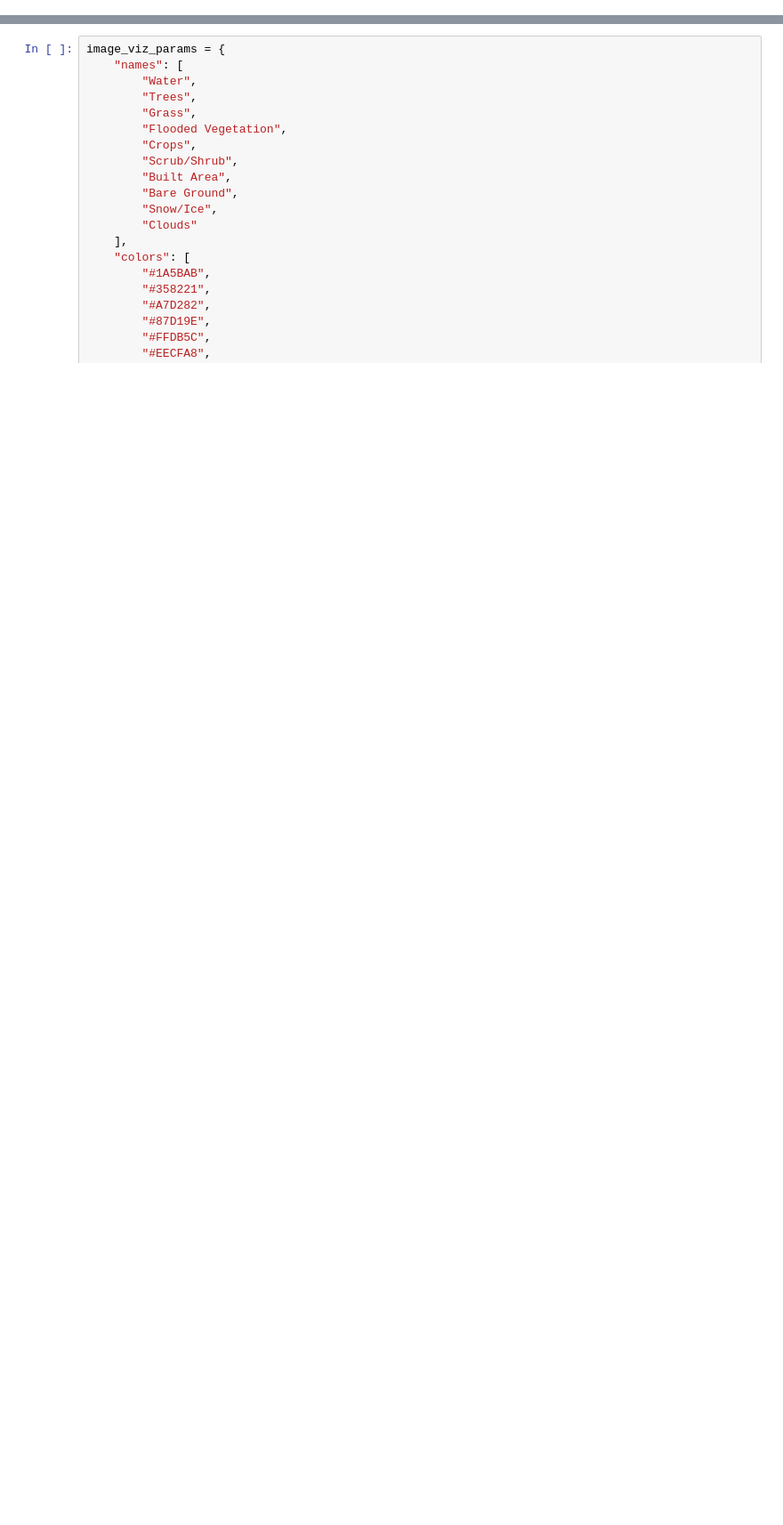
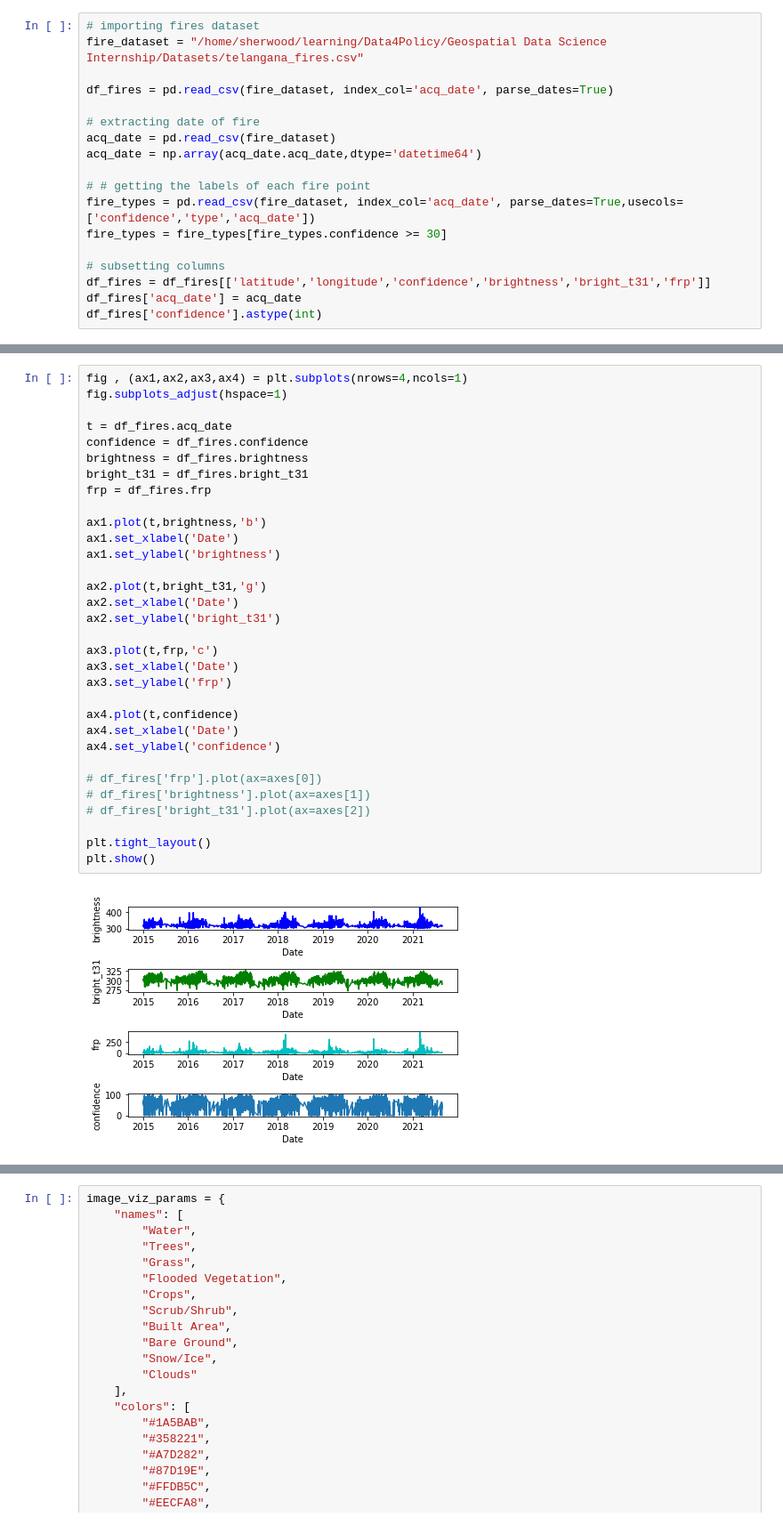
Before and after one commit to undpindia/dicra, a Jupyter notebook: Geospatial Data Science Internship/MabyGavilan/TASK2.ipynb, the cells around one changed output, grey strips where cells are left out. Shown at 89% size. Saved outputs shown, nothing was run; the diff lists cells and outputs as text; blank space fills up the shorter version.

```diff
--- a/Geospatial Data Science Internship/MabyGavilan/TASK2.ipynb
+++ b/Geospatial Data Science Internship/MabyGavilan/TASK2.ipynb
@@ -6,2 +15,20 @@ import matplotlib.pyplot as plt
 import geemap
 import ee
+# %%
+# importing fires dataset
+fire_dataset = "/home/sherwood/learning/Data4Policy/Geospatial Data Science Internship/Datasets/telangana_fires.csv"
+
+df_fires = pd.read_csv(fire_dataset, index_col='acq_date', parse_dates=True)
+
+# extracting date of fire
+acq_date = pd.read_csv(fire_dataset)
+acq_date = np.array(acq_date.acq_date,dtype='datetime64')
+
+# # getting the labels of each fire point
+fire_types = pd.read_csv(fire_dataset, index_col='acq_date', parse_dates=True,usecols=['confidence','type','acq_date'])
+fire_types = fire_types[fire_types.confidence >= 30]
+
+# subsetting columns
+df_fires = df_fires[['latitude','longitude','confidence','brightness','bright_t31','frp']]
+df_fires['acq_date'] = acq_date
+df_fires['confidence'].astype(int)
@@ -7,0 +45,34 @@ import ee
+# %%
+fig , (ax1,ax2,ax3,ax4) = plt.subplots(nrows=4,ncols=1)
+fig.subplots_adjust(hspace=1)
+
+t = df_fires.acq_date
+confidence = df_fires.confidence
+brightness = df_fires.brightness
+bright_t31 = df_fires.bright_t31
+frp = df_fires.frp
+
+ax1.plot(t,brightness,'b')
+ax1.set_xlabel('Date')
+ax1.set_ylabel('brightness')
+
+ax2.plot(t,bright_t31,'g')
+ax2.set_xlabel('Date')
+ax2.set_ylabel('bright_t31')
+
+ax3.plot(t,frp,'c')
+ax3.set_xlabel('Date')
+ax3.set_ylabel('frp')
+
+ax4.plot(t,confidence)
+ax4.set_xlabel('Date')
+ax4.set_ylabel('confidence')
+
+# df_fires['frp'].plot(ax=axes[0])
+# df_fires['brightness'].plot(ax=axes[1])
+# df_fires['bright_t31'].plot(ax=axes[2])
+
+plt.tight_layout()
+plt.show()
+# %% [output]
+[figure, added]
```
Also changed, not shown: parts of 38 cells of this notebook.
